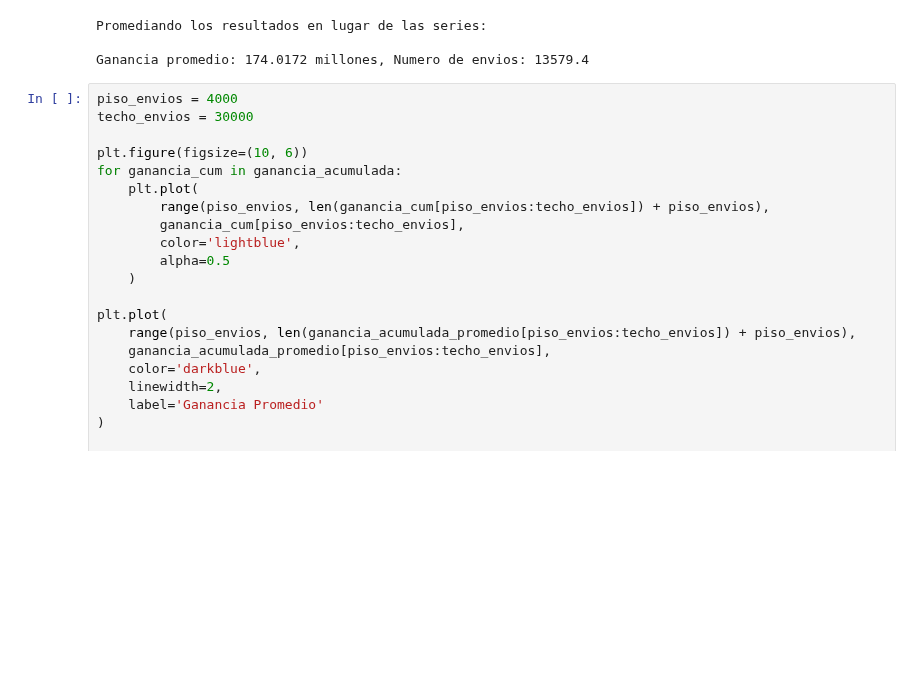
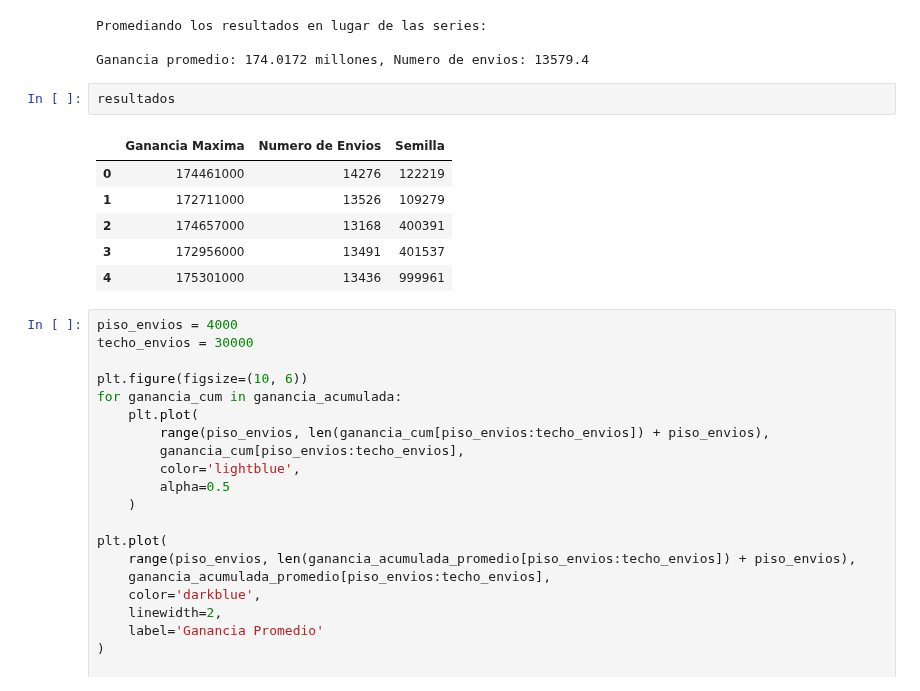
Before and after one commit to eanegrin/dmeyf2024, a Jupyter notebook: competencia_3/model_v03/j8_test.ipynb, the cells around one changed output. Saved outputs shown, nothing was run; the diff lists cells and outputs as text; blank space fills up the shorter version.

```diff
--- a/competencia_3/model_v03/j8_test.ipynb
+++ b/competencia_3/model_v03/j8_test.ipynb
@@ -110,6 +110,15 @@ print(f"Ganancia promedio: {resultados['Ganancia Maxima'].mean()/1000000} millon
 Promediando los resultados en lugar de las series:
 
 Ganancia promedio: 174.0172 millones, Numero de envios: 13579.4
+# %%
+resultados
+# %% [output]
+|  | Ganancia Maxima | Numero de Envios | Semilla |
+| 0 | 174461000 | 14276 | 122219 |
+| 1 | 172711000 | 13526 | 109279 |
+| 2 | 174657000 | 13168 | 400391 |
+| 3 | 172956000 | 13491 | 401537 |
+| 4 | 175301000 | 13436 | 999961 |
 # %%
 piso_envios = 4000
 techo_envios = 30000
```
Also changed, not shown: parts of 1 cell of this notebook, 2 other files.
